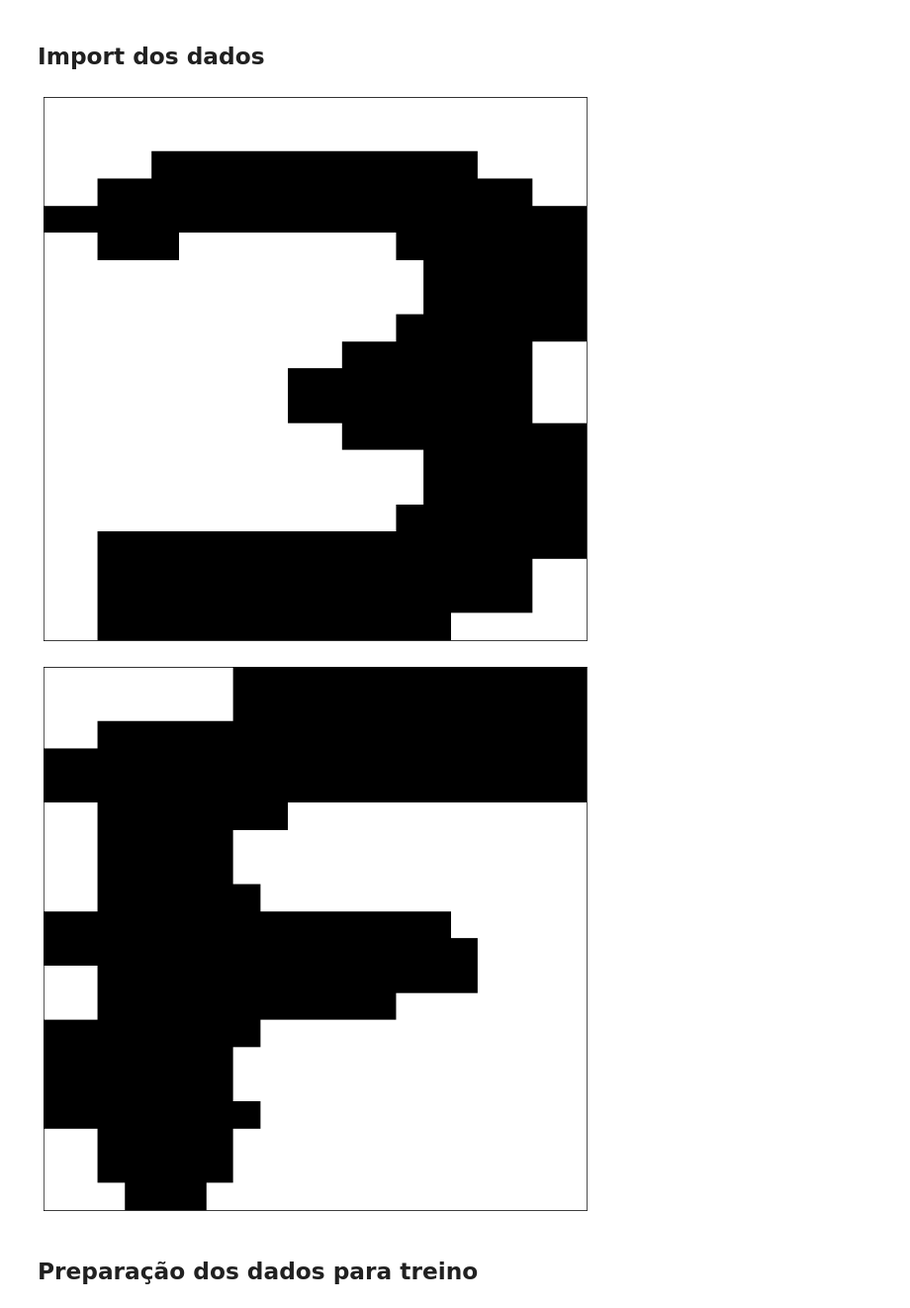
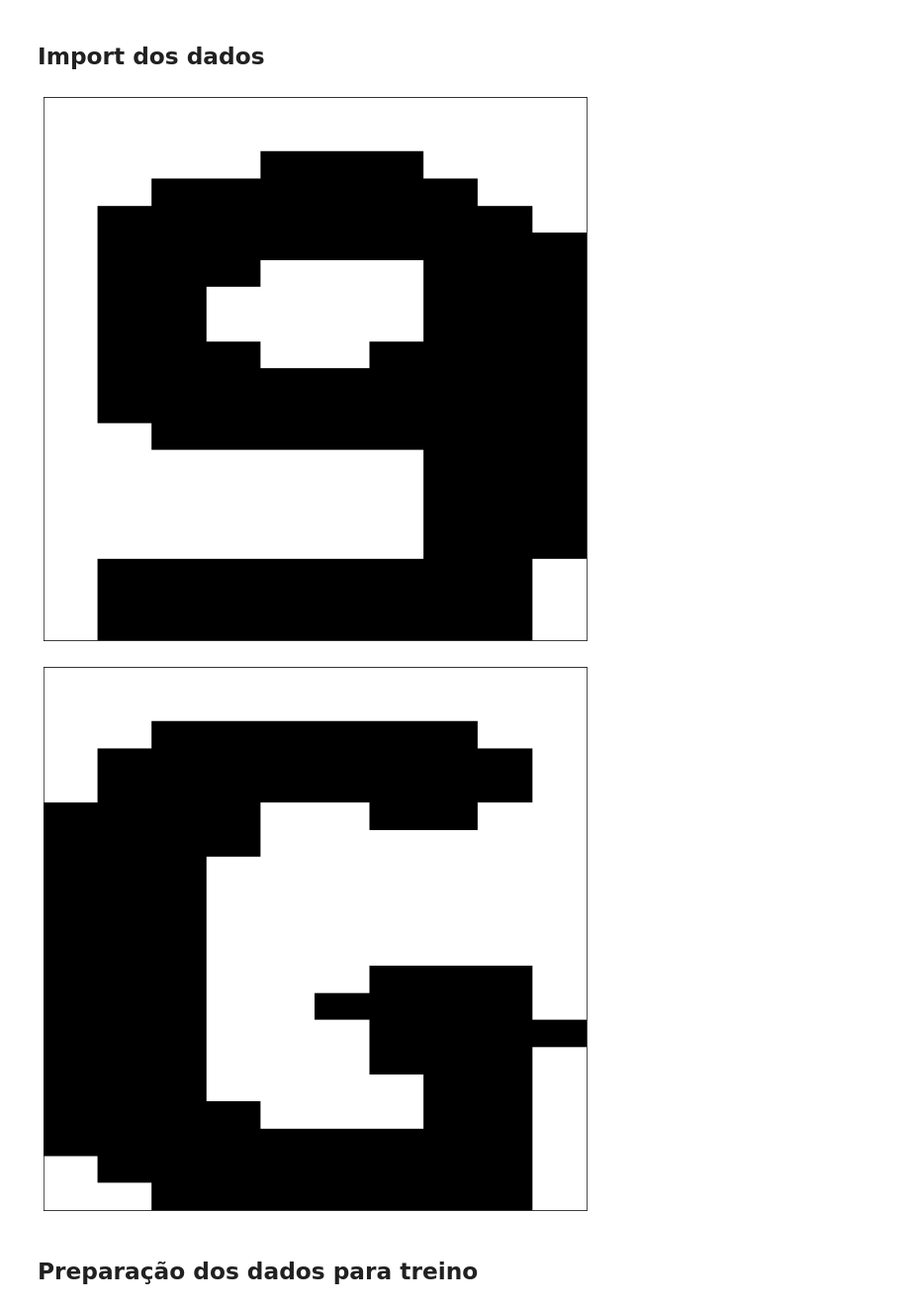
Before and after one commit to juliobguedes/ALPR-IA, a Jupyter notebook: code/Reconhece Caracteres.ipynb, the cells around one changed output. Shown at 99% size. Saved outputs shown, nothing was run; the diff lists cells and outputs as text; code cells hidden in the pictures.

```diff
--- a/code/Reconhece Caracteres.ipynb
+++ b/code/Reconhece Caracteres.ipynb
@@ -94,13 +94,13 @@ for arq in files:
         caracteres.append(img)
         label_caracteres.append(chr(int(c)))
 # %%
-plot(digitos[0])
+plot(digitos[1])
 # %% [output]
-[figure, old version]
+[figure, new version]
 # %%
-plot(caracteres[0])
+plot(caracteres[1])
 # %% [output]
-[figure, old version]
+[figure, new version]
 # %%
 valpath = "../data/validation/"
 valdigitos = []
```
Also changed, not shown: parts of 13 cells of this notebook, 3 other files.
